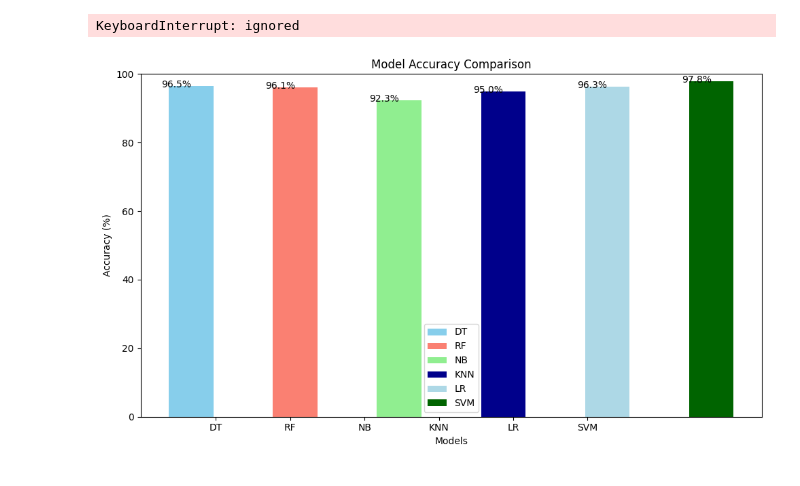
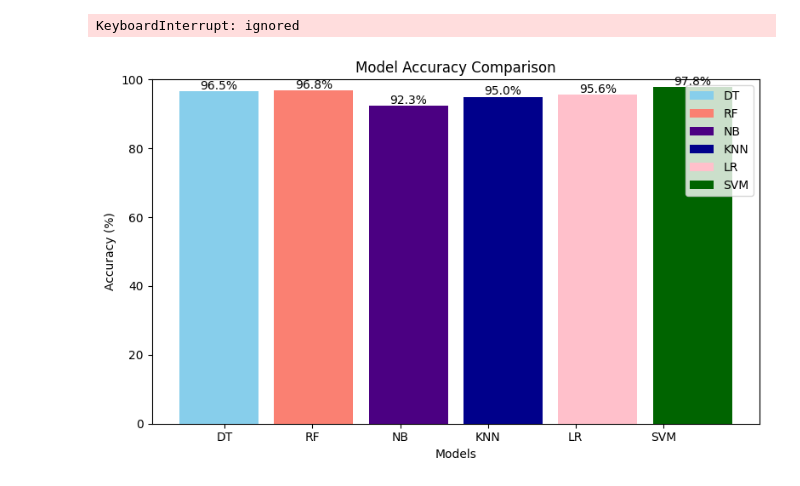
Before and after one commit to GutemaB2015/Gutema-thesis, a Jupyter notebook: Final.ipynb, the cells around one changed output. Saved outputs shown, nothing was run; the diff lists cells and outputs as text; code cells hidden in the pictures.

```diff
--- a/Final.ipynb
+++ b/Final.ipynb
@@ -364,36 +364,36 @@ import matplotlib.pyplot as plt
 
 # Model names and accuracy values (replace these with your actual data)
 model_names = ["DT", "RF", "NB", "KNN", "LR", "SVM"]
 accuracy_values = [96.5, 96.8, 92.3, 95.0, 95.6, 97.8]
 
 # Custom colors for each model
-colors = ['skyblue', 'salmon', 'lightgreen', 'darkblue', 'lightblue', 'darkgreen']
+colors = ['skyblue', 'salmon', 'Indigo', 'darkblue', 'Pink', 'darkgreen']
 
 # Define the width of each bar and the gap between bars
-bar_width = 0.6  # Adjust the bar width as needed
-gap = 0.4  # Adjust the gap between bars as needed
+bar_width = 0.9  # Adjust the bar width as needed
+gap = 0.08  # Adjust the gap between bars as needed
 
 # Create a bar chart with reduced gap between bars
-plt.figure(figsize=(10, 6))  # Adjust the figure size to reduce the gap
+plt.figure(figsize=(8, 5))  # Adjust the figure size to reduce the gap
 indices = np.arange(len(model_names))
 
 for i, (name, acc) in enumerate(zip(model_names, accuracy_values)):
     plt.bar(indices[i] + gap * i, acc, color=colors[i], label=name, width=bar_width)
 
 plt.xlabel('Models')
 plt.ylabel('Accuracy (%)')
 plt.title('Model Accuracy Comparison')
 plt.ylim(0, 100)  # Set the y-axis range (0% to 100% for accuracy)
 
 # Adjust the x-axis positions and labels
 plt.xticks(indices + gap * (len(model_names) - 1) / 6, model_names)
 
 # Display the accuracy values (with percentage format) on top of each bar
 for i, acc in enumerate(accuracy_values):
-    plt.text(indices[i] + gap * i, acc - 1, f'{acc}%', ha='right', va='bottom')
+    plt.text(indices[i] + gap * i, acc - 0.15, f'{acc}%', ha='center', va='bottom')
 
 plt.legend()
 plt.tight_layout()
 plt.show()
 # %% [output]
-[figure, old version]
+[figure, new version]
```
